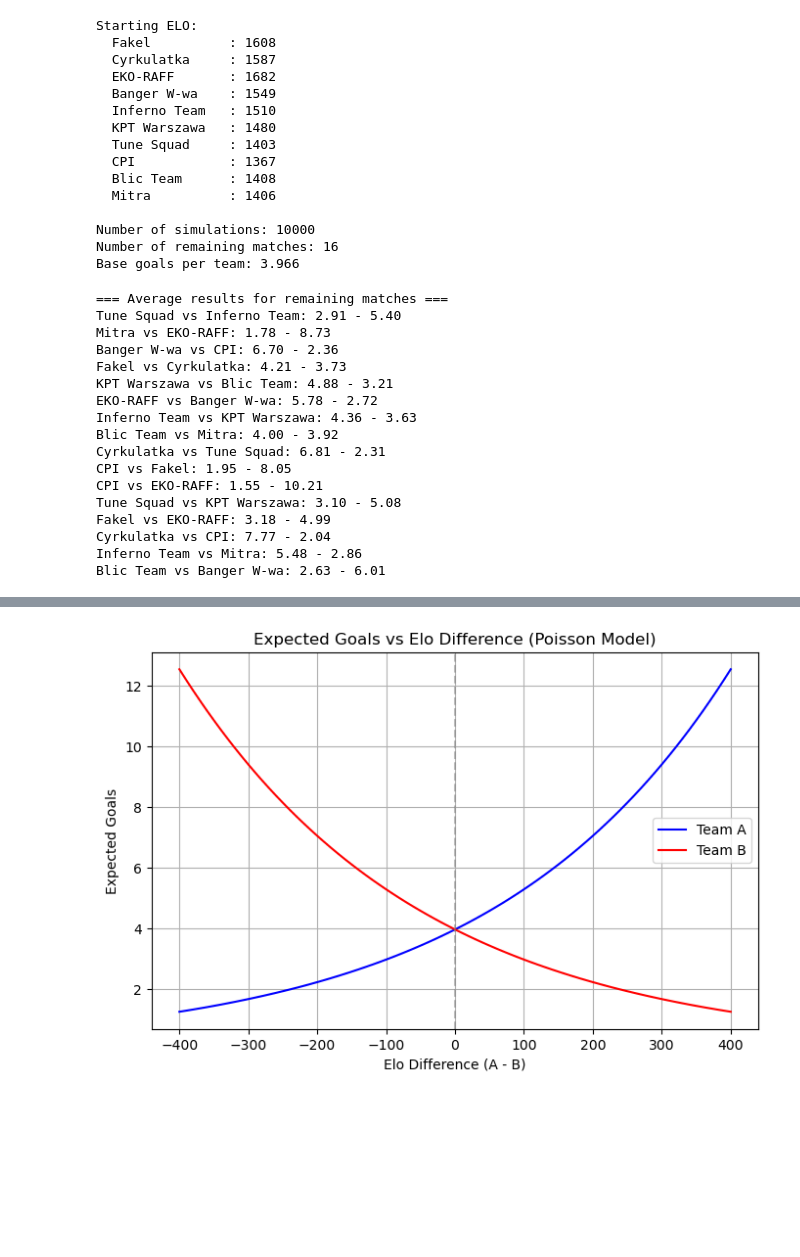
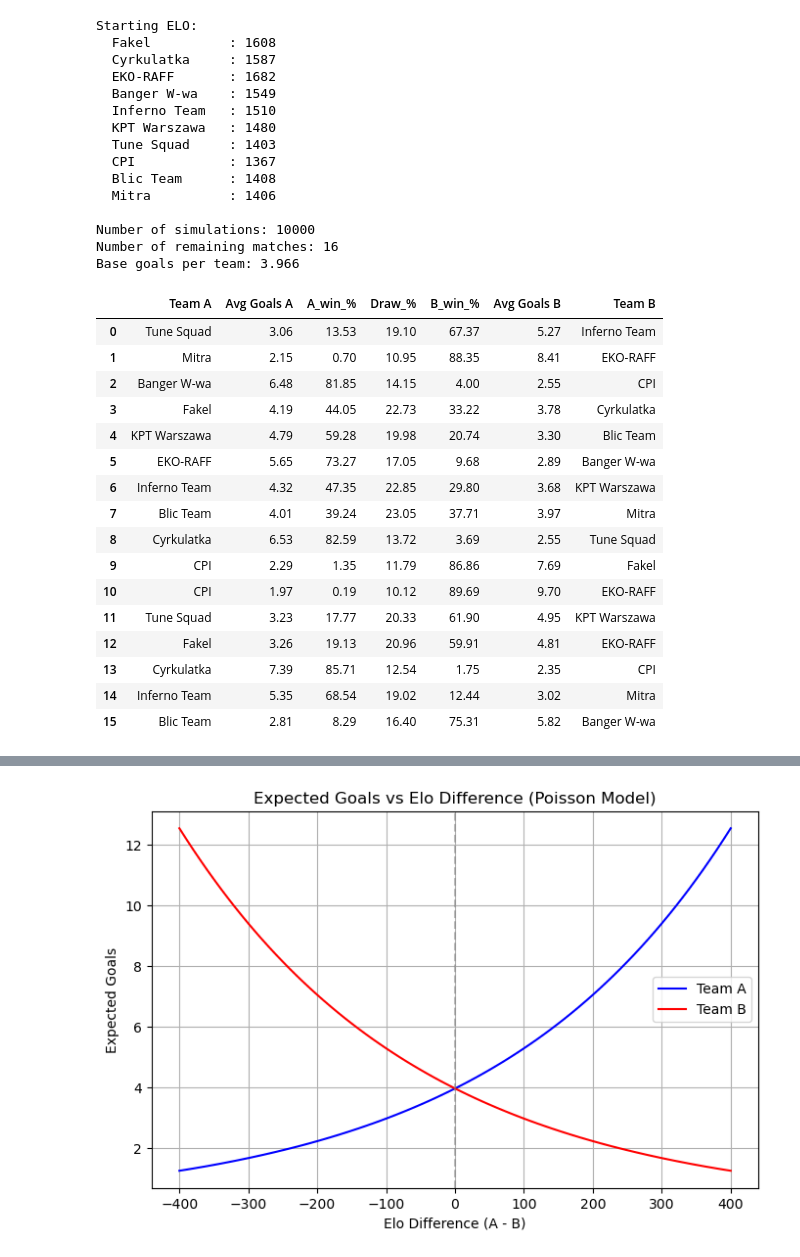
Before and after one commit to kajoo8/superliga6-table-sim, a Jupyter notebook: poisson_simulation.ipynb, the cells around one changed output, grey strips where cells are left out. Saved outputs shown, nothing was run; the diff lists cells and outputs as text; code cells hidden in the pictures; blank space fills up the shorter version.

```diff
--- a/poisson_simulation.ipynb
+++ b/poisson_simulation.ipynb
@@ -139,31 +153,43 @@ for sim in range(N_SIM):
 
     for pos, (team, p) in enumerate(items, start=1):
         results_count[team][pos] += 1
-# %%
-print("=== Average results for remaining matches ===")
-for (a, b), stats in match_goals.items():
-    if stats["count"] > 0:
-        avg_a = stats["goals_a"] / stats["count"]
-        avg_b = stats["goals_b"] / stats["count"]
-        print(f"{a} vs {b}: {avg_a:.2f} - {avg_b:.2f}")
-# %% [output]
-=== Average results for remaining matches ===
-Tune Squad vs Inferno Team: 2.91 - 5.40
-Mitra vs EKO-RAFF: 1.78 - 8.73
-Banger W-wa vs CPI: 6.70 - 2.36
-Fakel vs Cyrkulatka: 4.21 - 3.73
-KPT Warszawa vs Blic Team: 4.88 - 3.21
-EKO-RAFF vs Banger W-wa: 5.78 - 2.72
-Inferno Team vs KPT Warszawa: 4.36 - 3.63
-Blic Team vs Mitra: 4.00 - 3.92
-Cyrkulatka vs Tune Squad: 6.81 - 2.31
-CPI vs Fakel: 1.95 - 8.05
-CPI vs EKO-RAFF: 1.55 - 10.21
-Tune Squad vs KPT Warszawa: 3.10 - 5.08
-Fakel vs EKO-RAFF: 3.18 - 4.99
-Cyrkulatka vs CPI: 7.77 - 2.04
-Inferno Team vs Mitra: 5.48 - 2.86
-Blic Team vs Banger W-wa: 2.63 - 6.01
+# %%
+# === Remaining matches summary === #
+records = []
+for (a, b), stats in match_outcomes.items():
+    total = stats["count"]
+    if total > 0:
+        records.append({
+            "Team A": a,
+            "Avg Goals A": match_goals[(a,b)]["goals_a"] / total,
+            "A_win_%": stats["A_wins"] / total * 100,
+            "Draw_%":  stats["Draws"] / total * 100,
+            "B_win_%": stats["B_wins"] / total * 100,
+            "Avg Goals B": match_goals[(a,b)]["goals_b"] / total,
+            "Team B": b
+        })
+
+df_match_summary = pd.DataFrame(records)
+df_match_summary = df_match_summary.round(2)
+display(df_match_summary)
+# %% [output]
+|  | Team A | Avg Goals A | A_win_% | Draw_% | B_win_% | Avg Goals B | Team B |
+| 0 | Tune Squad | 3.06 | 13.53 | 19.10 | 67.37 | 5.27 | Inferno Team |
+| 1 | Mitra | 2.15 | 0.70 | 10.95 | 88.35 | 8.41 | EKO-RAFF |
+| 2 | Banger W-wa | 6.48 | 81.85 | 14.15 | 4.00 | 2.55 | CPI |
+| 3 | Fakel | 4.19 | 44.05 | 22.73 | 33.22 | 3.78 | Cyrkulatka |
+| 4 | KPT Warszawa | 4.79 | 59.28 | 19.98 | 20.74 | 3.30 | Blic Team |
+| 5 | EKO-RAFF | 5.65 | 73.27 | 17.05 | 9.68 | 2.89 | Banger W-wa |
+| 6 | Inferno Team | 4.32 | 47.35 | 22.85 | 29.80 | 3.68 | KPT Warszawa |
+| 7 | Blic Team | 4.01 | 39.24 | 23.05 | 37.71 | 3.97 | Mitra |
+| 8 | Cyrkulatka | 6.53 | 82.59 | 13.72 | 3.69 | 2.55 | Tune Squad |
+| 9 | CPI | 2.29 | 1.35 | 11.79 | 86.86 | 7.69 | Fakel |
+| 10 | CPI | 1.97 | 0.19 | 10.12 | 89.69 | 9.70 | EKO-RAFF |
+| 11 | Tune Squad | 3.23 | 17.77 | 20.33 | 61.90 | 4.95 | KPT Warszawa |
+| 12 | Fakel | 3.26 | 19.13 | 20.96 | 59.91 | 4.81 | EKO-RAFF |
+| 13 | Cyrkulatka | 7.39 | 85.71 | 12.54 | 1.75 | 2.35 | CPI |
+| 14 | Inferno Team | 5.35 | 68.54 | 19.02 | 12.44 | 3.02 | Mitra |
+| 15 | Blic Team | 2.81 | 8.29 | 16.40 | 75.31 | 5.82 | Banger W-wa |
 # %%
 # === RESULTS === #
 prob_table = pd.DataFrame(
```
Also changed, not shown: parts of 5 cells of this notebook, 1 other file.
